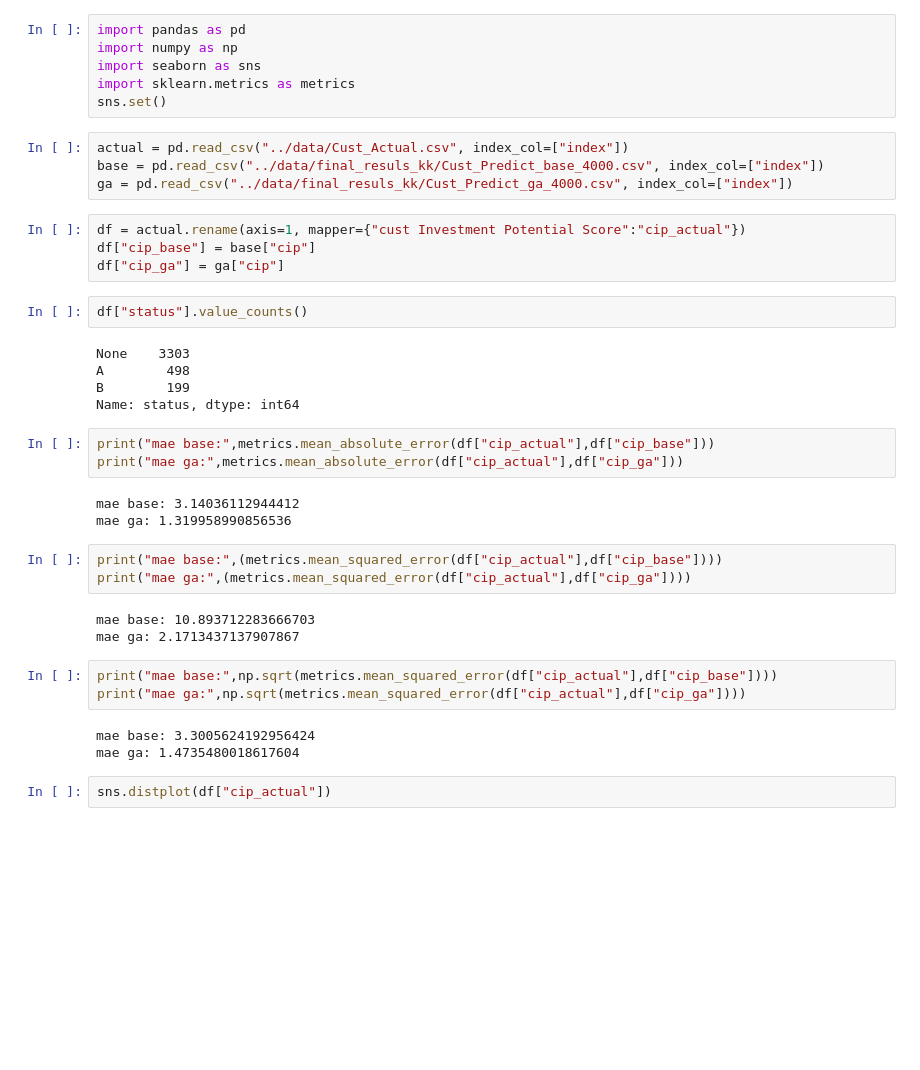
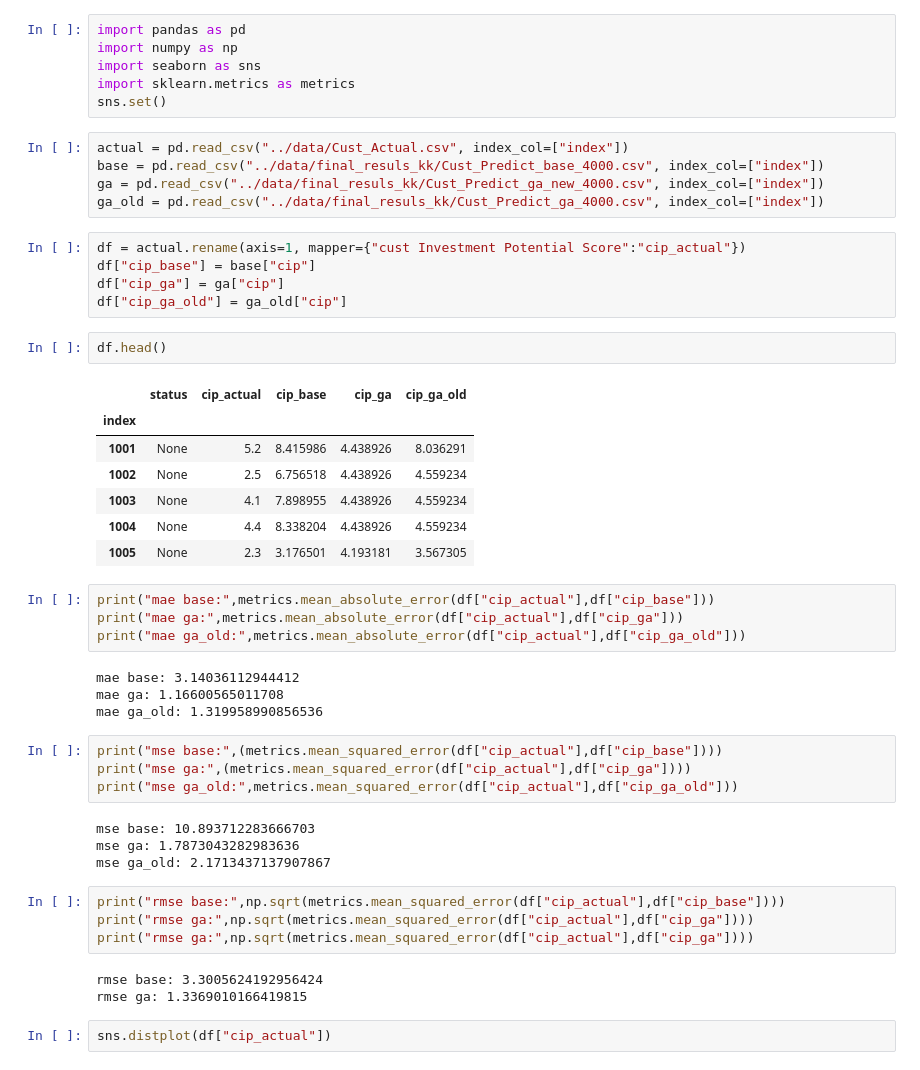
Before and after one commit to sidd-pandey/Fuzzy-GA, a Jupyter notebook: notebooks/ga_base.ipynb, the cells around one changed output. Drawn from its saved outputs; the diff is of its cells as text; blank space fills up the shorter version.

```diff
--- a/notebooks/ga_base.ipynb
+++ b/notebooks/ga_base.ipynb
@@ -7,36 +7,46 @@ sns.set()
 # %%
 actual = pd.read_csv("../data/Cust_Actual.csv", index_col=["index"])
 base = pd.read_csv("../data/final_resuls_kk/Cust_Predict_base_4000.csv", index_col=["index"])
-ga = pd.read_csv("../data/final_resuls_kk/Cust_Predict_ga_4000.csv", index_col=["index"])
+ga = pd.read_csv("../data/final_resuls_kk/Cust_Predict_ga_new_4000.csv", index_col=["index"])
+ga_old = pd.read_csv("../data/final_resuls_kk/Cust_Predict_ga_4000.csv", index_col=["index"])
 # %%
 df = actual.rename(axis=1, mapper={"cust Investment Potential Score":"cip_actual"})
 df["cip_base"] = base["cip"]
 df["cip_ga"] = ga["cip"]
+df["cip_ga_old"] = ga_old["cip"]
-# %%
-df["status"].value_counts()
-# %% [output]
-None    3303
-A        498
-B        199
-Name: status, dtype: int64
+# %%
+df.head()
+# %% [output]
+|  | status | cip_actual | cip_base | cip_ga | cip_ga_old |
+| index |  |  |  |  |  |
+| 1001 | None | 5.2 | 8.415986 | 4.438926 | 8.036291 |
+| 1002 | None | 2.5 | 6.756518 | 4.438926 | 4.559234 |
+| 1003 | None | 4.1 | 7.898955 | 4.438926 | 4.559234 |
+| 1004 | None | 4.4 | 8.338204 | 4.438926 | 4.559234 |
+| 1005 | None | 2.3 | 3.176501 | 4.193181 | 3.567305 |
 # %%
 print("mae base:",metrics.mean_absolute_error(df["cip_actual"],df["cip_base"]))
 print("mae ga:",metrics.mean_absolute_error(df["cip_actual"],df["cip_ga"]))
+print("mae ga_old:",metrics.mean_absolute_error(df["cip_actual"],df["cip_ga_old"]))
 # %% [output]
 mae base: 3.14036112944412
-mae ga: 1.319958990856536
+mae ga: 1.16600565011708
+mae ga_old: 1.319958990856536
 # %%
-print("mae base:",(metrics.mean_squared_error(df["cip_actual"],df["cip_base"])))
-print("mae ga:",(metrics.mean_squared_error(df["cip_actual"],df["cip_ga"])))
+print("mse base:",(metrics.mean_squared_error(df["cip_actual"],df["cip_base"])))
+print("mse ga:",(metrics.mean_squared_error(df["cip_actual"],df["cip_ga"])))
+print("mse ga_old:",metrics.mean_squared_error(df["cip_actual"],df["cip_ga_old"]))
 # %% [output]
-mae base: 10.893712283666703
-mae ga: 2.1713437137907867
+mse base: 10.893712283666703
+mse ga: 1.7873043282983636
+mse ga_old: 2.1713437137907867
 # %%
-print("mae base:",np.sqrt(metrics.mean_squared_error(df["cip_actual"],df["cip_base"])))
-print("mae ga:",np.sqrt(metrics.mean_squared_error(df["cip_actual"],df["cip_ga"])))
+print("rmse base:",np.sqrt(metrics.mean_squared_error(df["cip_actual"],df["cip_base"])))
+print("rmse ga:",np.sqrt(metrics.mean_squared_error(df["cip_actual"],df["cip_ga"])))
+print("rmse ga:",np.sqrt(metrics.mean_squared_error(df["cip_actual"],df["cip_ga"])))
 # %% [output]
-mae base: 3.3005624192956424
-mae ga: 1.4735480018617604
+rmse base: 3.3005624192956424
+rmse ga: 1.3369010166419815
 # %%
 sns.distplot(df["cip_actual"])
 # %% [output]
```
Also changed, not shown: parts of 1 cell of this notebook, 1 other file.
